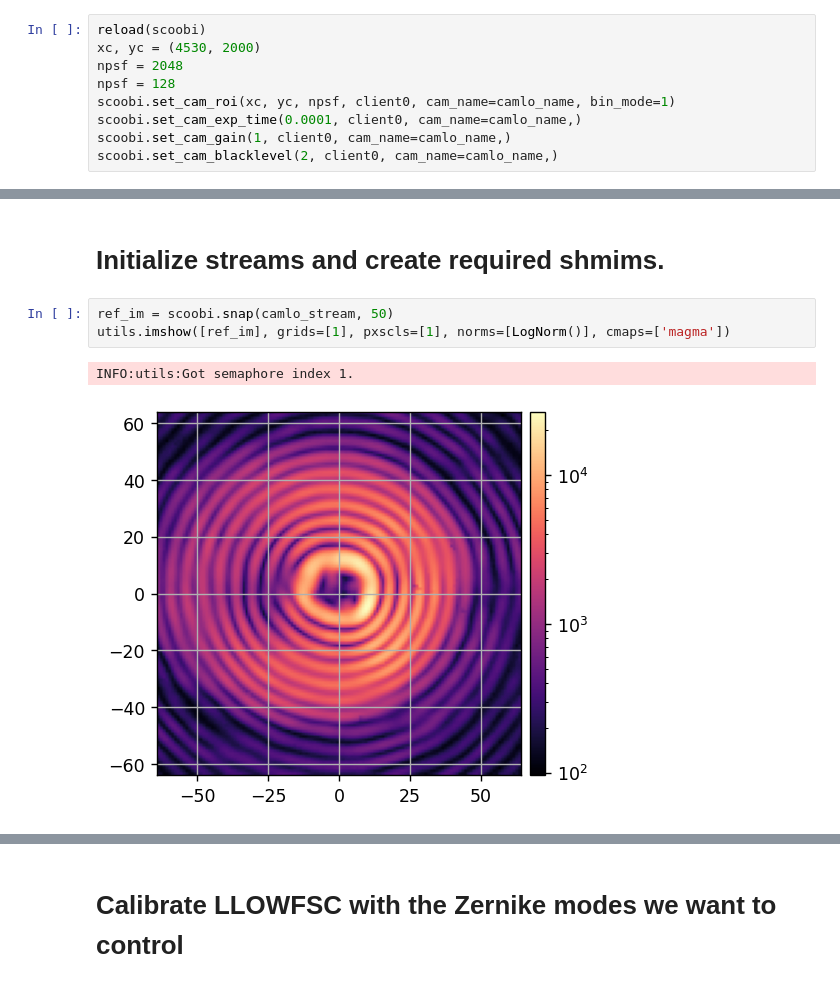
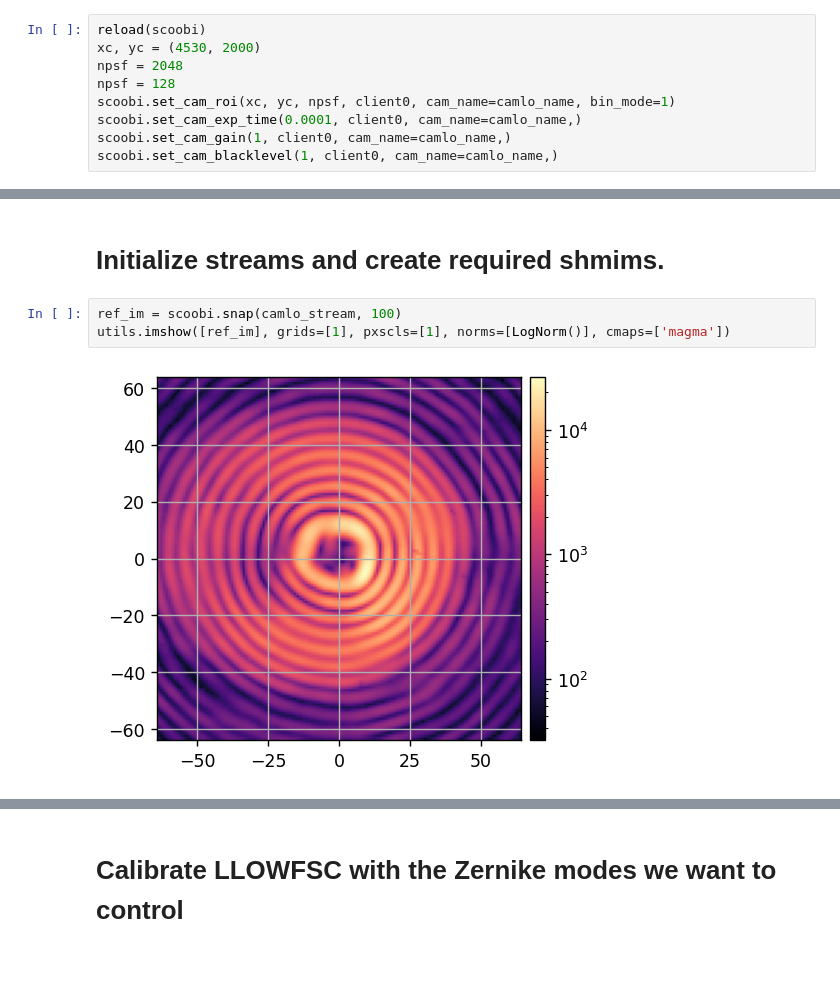
Before and after one commit to kian1377/scoob-llowfsc, a Jupyter notebook: exp-notebooks/run_llowfsc_with_telem.ipynb, the cells around one changed output, grey strips where cells are left out. Saved outputs shown, nothing was run; the diff lists cells and outputs as text.

Commit message:
analyzing new scoob llowfsc data

```diff
--- a/exp-notebooks/run_llowfsc_with_telem.ipynb
+++ b/exp-notebooks/run_llowfsc_with_telem.ipynb
@@ -98,7 +100,7 @@ npsf = 128
 scoobi.set_cam_roi(xc, yc, npsf, client0, cam_name=camlo_name, bin_mode=1)
 scoobi.set_cam_exp_time(0.0001, client0, cam_name=camlo_name,)
 scoobi.set_cam_gain(1, client0, cam_name=camlo_name,)
-scoobi.set_cam_blacklevel(2, client0, cam_name=camlo_name,)
+scoobi.set_cam_blacklevel(1, client0, cam_name=camlo_name,)
 # %% [output]
 Set camsci ROI.
 Set the camsci exposure time to 1.00e-04s
@@ -124,11 +126,10 @@ camlo_ref_offset_stream = ImageStream(camlo_ref_offset_name)
 # %% [markdown]
 # Initialize streams and create required shmims.
 # %%
-ref_im = scoobi.snap(camlo_stream, 50)
+ref_im = scoobi.snap(camlo_stream, 100)
 utils.imshow([ref_im], grids=[1], pxscls=[1], norms=[LogNorm()], cmaps=['magma'])
 # %% [output]
-INFO:utils:Got semaphore index 1.
-[figure, old version]
+[figure, new version]
 # %%
 irad = 5
 orad = 42
```
Also changed, not shown: parts of 11 cells of this notebook, 6 other files.
